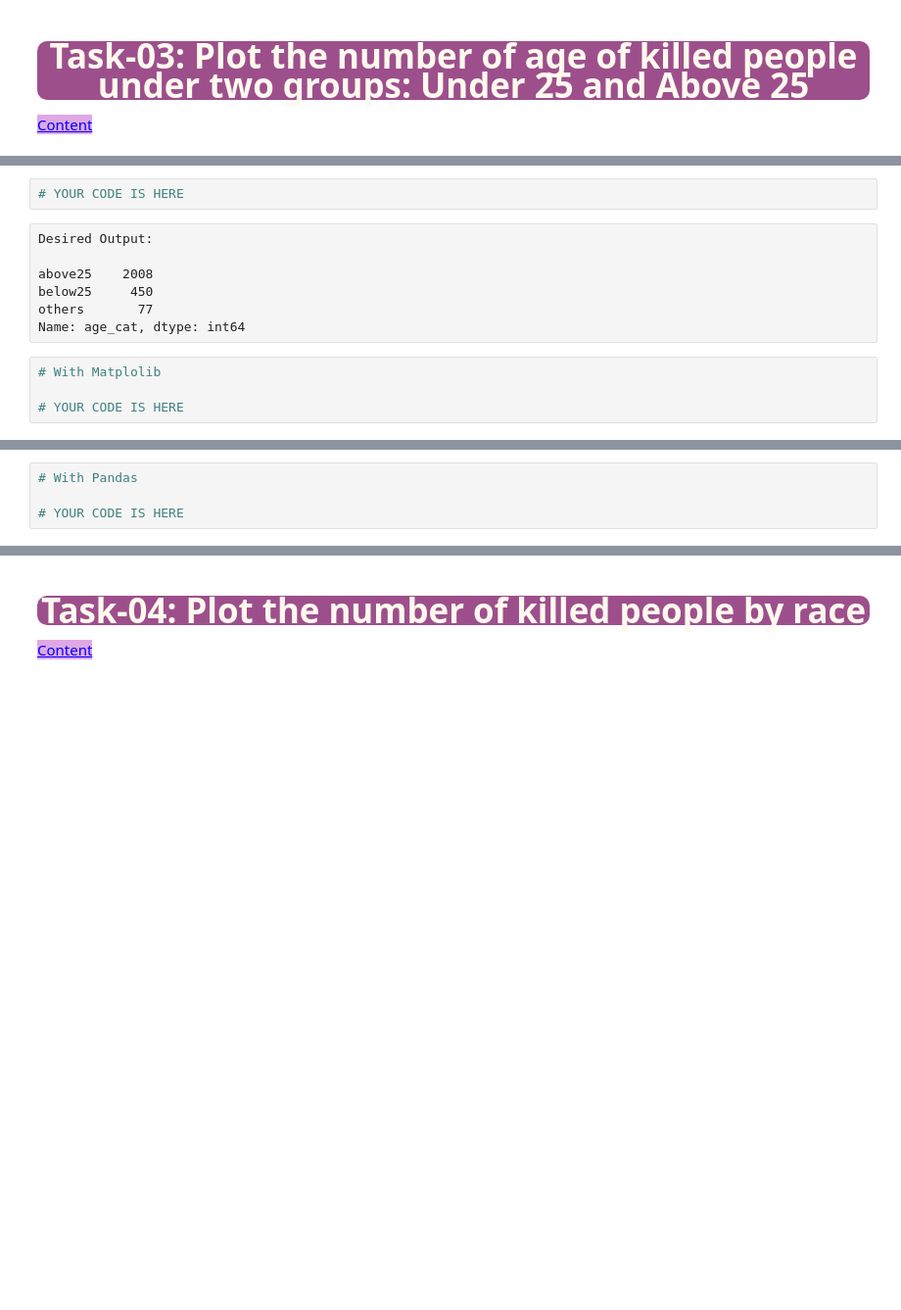
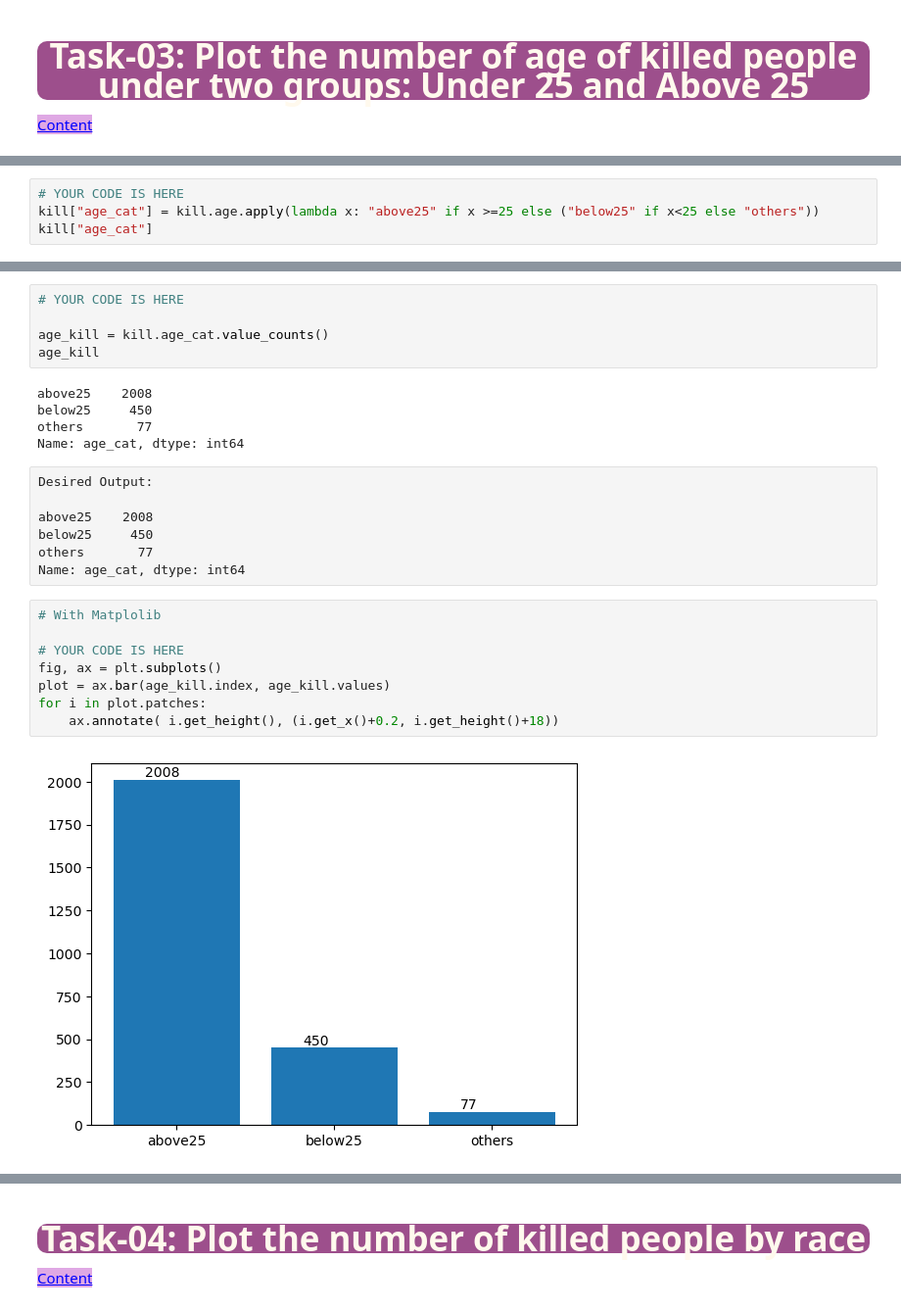
Before and after one commit to SongJiyeonPaek/CW_Assignments, a Jupyter notebook: DVwPy_Assignment_01(Matplotlib-PoliceKillings-US))/Assignment-1 (PoliceKillingUS-Matplotlib)-Student.ipynb, the cells around one changed output, grey strips where cells are left out. Shown at 98% size. Drawn from its saved outputs; the diff is of its cells as text; blank space fills up the shorter version.

```diff
--- a/DVwPy_Assignment_01(Matplotlib-PoliceKillings-US))/Assignment-1 (PoliceKillingUS-Matplotlib)-Student.ipynb
+++ b/DVwPy_Assignment_01(Matplotlib-PoliceKillings-US))/Assignment-1 (PoliceKillingUS-Matplotlib)-Student.ipynb
@@ -253,0 +291,4 @@ Desired Output:
+# %%
+# YOUR CODE IS HERE
+kill["age_cat"] = kill.age.apply(lambda x: "above25" if x >=25 else ("below25" if x<25 else "others"))
+kill["age_cat"]
@@ -257,6 +320,14 @@ Desired Output:
 <img src=https://i.ibb.co/7G2kq8x/DV1-3a.png width="800" height="200">
 # %%
 # YOUR CODE IS HERE
+
+age_kill = kill.age_cat.value_counts()
+age_kill
+# %% [output]
+above25    2008
+below25     450
+others       77
+Name: age_cat, dtype: int64
 # %% [raw]
 Desired Output:
 
@@ -264,15 +335,17 @@ above25    2008
 below25     450
 others       77
 Name: age_cat, dtype: int64
-# %%
-# With Matplolib
-
-# YOUR CODE IS HERE
+# %%
+# With Matplolib
+
+# YOUR CODE IS HERE
+fig, ax = plt.subplots()
+plot = ax.bar(age_kill.index, age_kill.values)
+for i in plot.patches:
+    ax.annotate( i.get_height(), (i.get_x()+0.2, i.get_height()+18))
+# %% [output]
+[figure, added]
 # %% [markdown]
 Desired Output:
 
 <img src=https://i.ibb.co/8N5dYDC/DV1-3b.png width="400" height="200">
-# %%
-# With Pandas
-
-# YOUR CODE IS HERE
```
Also changed, not shown: parts of 26 cells of this notebook, 3 other files.
